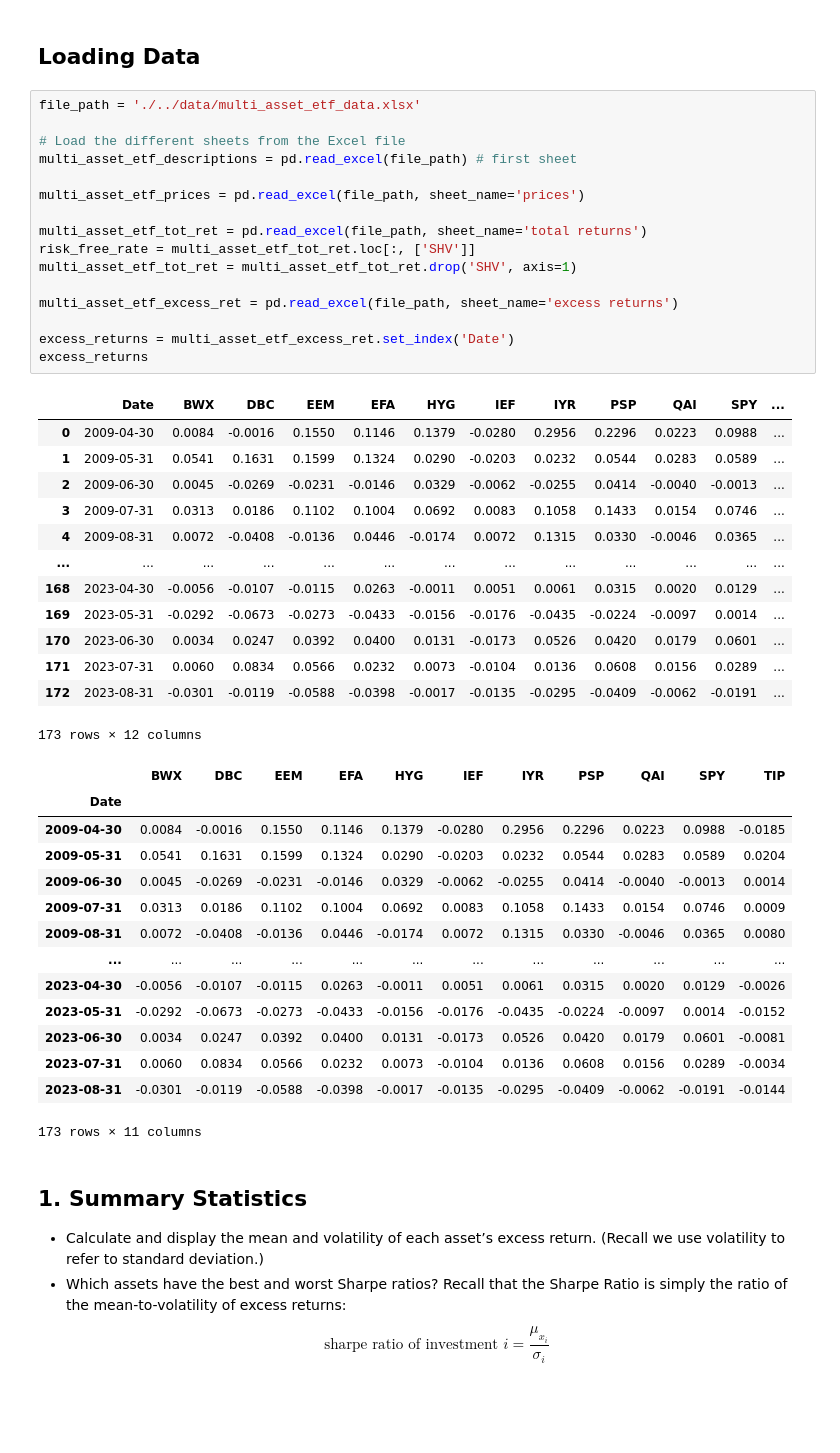
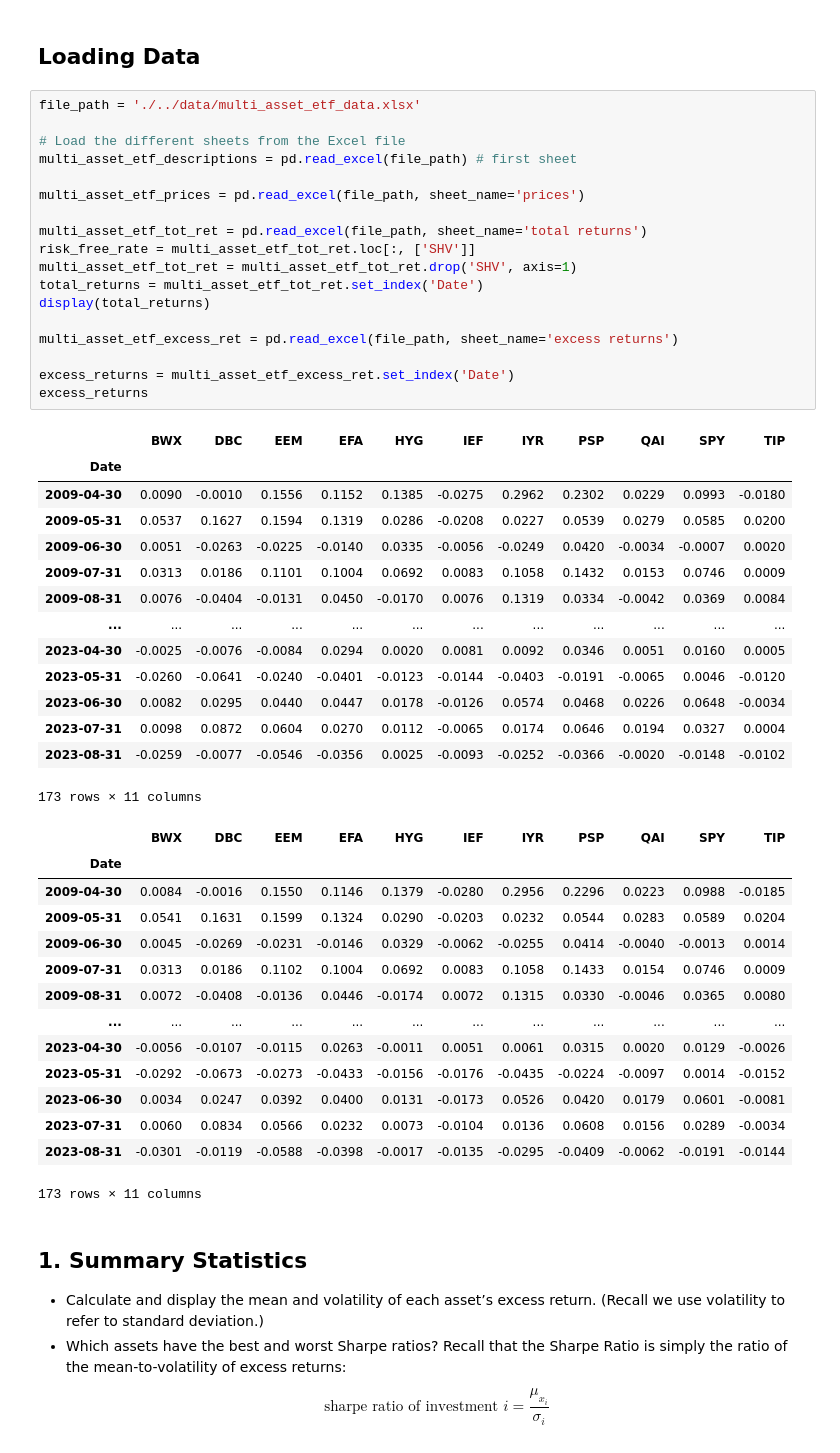
Before and after one commit to chew-in/Quantitative_Portfolio_Manager, a Jupyter notebook: homework/hw1_CY.ipynb, the cells around one changed output. Saved outputs shown, nothing was run; the diff lists cells and outputs as text; blank space fills up the shorter version.

```diff
--- a/homework/hw1_CY.ipynb
+++ b/homework/hw1_CY.ipynb
@@ -37,33 +37,36 @@ $$\newcommand{\wREG}{\boldsymbol{\text{w}}^{\text{REG}}}$$
 # %%
 file_path = './../data/multi_asset_etf_data.xlsx'
 
 # Load the different sheets from the Excel file
 multi_asset_etf_descriptions = pd.read_excel(file_path) # first sheet
 
 multi_asset_etf_prices = pd.read_excel(file_path, sheet_name='prices')
 
 multi_asset_etf_tot_ret = pd.read_excel(file_path, sheet_name='total returns')
 risk_free_rate = multi_asset_etf_tot_ret.loc[:, ['SHV']]
 multi_asset_etf_tot_ret = multi_asset_etf_tot_ret.drop('SHV', axis=1)
+total_returns = multi_asset_etf_tot_ret.set_index('Date')
+display(total_returns)
 
 multi_asset_etf_excess_ret = pd.read_excel(file_path, sheet_name='excess returns')
 
 excess_returns = multi_asset_etf_excess_ret.set_index('Date')
 excess_returns
 # %% [output]
-|  | Date | BWX | DBC | EEM | EFA | HYG | IEF | IYR | PSP | QAI | SPY | ... |
-| 0 | 2009-04-30 | 0.0084 | -0.0016 | 0.1550 | 0.1146 | 0.1379 | -0.0280 | 0.2956 | 0.2296 | 0.0223 | 0.0988 | ... |
-| 1 | 2009-05-31 | 0.0541 | 0.1631 | 0.1599 | 0.1324 | 0.0290 | -0.0203 | 0.0232 | 0.0544 | 0.0283 | 0.0589 | ... |
-| 2 | 2009-06-30 | 0.0045 | -0.0269 | -0.0231 | -0.0146 | 0.0329 | -0.0062 | -0.0255 | 0.0414 | -0.0040 | -0.0013 | ... |
-| 3 | 2009-07-31 | 0.0313 | 0.0186 | 0.1102 | 0.1004 | 0.0692 | 0.0083 | 0.1058 | 0.1433 | 0.0154 | 0.0746 | ... |
-| 4 | 2009-08-31 | 0.0072 | -0.0408 | -0.0136 | 0.0446 | -0.0174 | 0.0072 | 0.1315 | 0.0330 | -0.0046 | 0.0365 | ... |
-| ... | ... | ... | ... | ... | ... | ... | ... | ... | ... | ... | ... | ... |
-| 168 | 2023-04-30 | -0.0056 | -0.0107 | -0.0115 | 0.0263 | -0.0011 | 0.0051 | 0.0061 | 0.0315 | 0.0020 | 0.0129 | ... |
-| 169 | 2023-05-31 | -0.0292 | -0.0673 | -0.0273 | -0.0433 | -0.0156 | -0.0176 | -0.0435 | -0.0224 | -0.0097 | 0.0014 | ... |
-| 170 | 2023-06-30 | 0.0034 | 0.0247 | 0.0392 | 0.0400 | 0.0131 | -0.0173 | 0.0526 | 0.0420 | 0.0179 | 0.0601 | ... |
-| 171 | 2023-07-31 | 0.0060 | 0.0834 | 0.0566 | 0.0232 | 0.0073 | -0.0104 | 0.0136 | 0.0608 | 0.0156 | 0.0289 | ... |
-| 172 | 2023-08-31 | -0.0301 | -0.0119 | -0.0588 | -0.0398 | -0.0017 | -0.0135 | -0.0295 | -0.0409 | -0.0062 | -0.0191 | ... |
+|  | BWX | DBC | EEM | EFA | HYG | IEF | IYR | PSP | QAI | SPY | TIP |
+| Date |  |  |  |  |  |  |  |  |  |  |  |
+| 2009-04-30 | 0.0090 | -0.0010 | 0.1556 | 0.1152 | 0.1385 | -0.0275 | 0.2962 | 0.2302 | 0.0229 | 0.0993 | -0.0180 |
+| 2009-05-31 | 0.0537 | 0.1627 | 0.1594 | 0.1319 | 0.0286 | -0.0208 | 0.0227 | 0.0539 | 0.0279 | 0.0585 | 0.0200 |
+| 2009-06-30 | 0.0051 | -0.0263 | -0.0225 | -0.0140 | 0.0335 | -0.0056 | -0.0249 | 0.0420 | -0.0034 | -0.0007 | 0.0020 |
+| 2009-07-31 | 0.0313 | 0.0186 | 0.1101 | 0.1004 | 0.0692 | 0.0083 | 0.1058 | 0.1432 | 0.0153 | 0.0746 | 0.0009 |
+| 2009-08-31 | 0.0076 | -0.0404 | -0.0131 | 0.0450 | -0.0170 | 0.0076 | 0.1319 | 0.0334 | -0.0042 | 0.0369 | 0.0084 |
+| ... | ... | ... | ... | ... | ... | ... | ... | ... | ... | ... | ... |
+| 2023-04-30 | -0.0025 | -0.0076 | -0.0084 | 0.0294 | 0.0020 | 0.0081 | 0.0092 | 0.0346 | 0.0051 | 0.0160 | 0.0005 |
+| 2023-05-31 | -0.0260 | -0.0641 | -0.0240 | -0.0401 | -0.0123 | -0.0144 | -0.0403 | -0.0191 | -0.0065 | 0.0046 | -0.0120 |
+| 2023-06-30 | 0.0082 | 0.0295 | 0.0440 | 0.0447 | 0.0178 | -0.0126 | 0.0574 | 0.0468 | 0.0226 | 0.0648 | -0.0034 |
+| 2023-07-31 | 0.0098 | 0.0872 | 0.0604 | 0.0270 | 0.0112 | -0.0065 | 0.0174 | 0.0646 | 0.0194 | 0.0327 | 0.0004 |
+| 2023-08-31 | -0.0259 | -0.0077 | -0.0546 | -0.0356 | 0.0025 | -0.0093 | -0.0252 | -0.0366 | -0.0020 | -0.0148 | -0.0102 |
-173 rows × 12 columns
+173 rows × 11 columns
 |  | BWX | DBC | EEM | EFA | HYG | IEF | IYR | PSP | QAI | SPY | TIP |
 | Date |  |  |  |  |  |  |  |  |  |  |  |
 | 2009-04-30 | 0.0084 | -0.0016 | 0.1550 | 0.1146 | 0.1379 | -0.0280 | 0.2956 | 0.2296 | 0.0223 | 0.0988 | -0.0185 |
```
Also changed, not shown: parts of 5 cells of this notebook.
